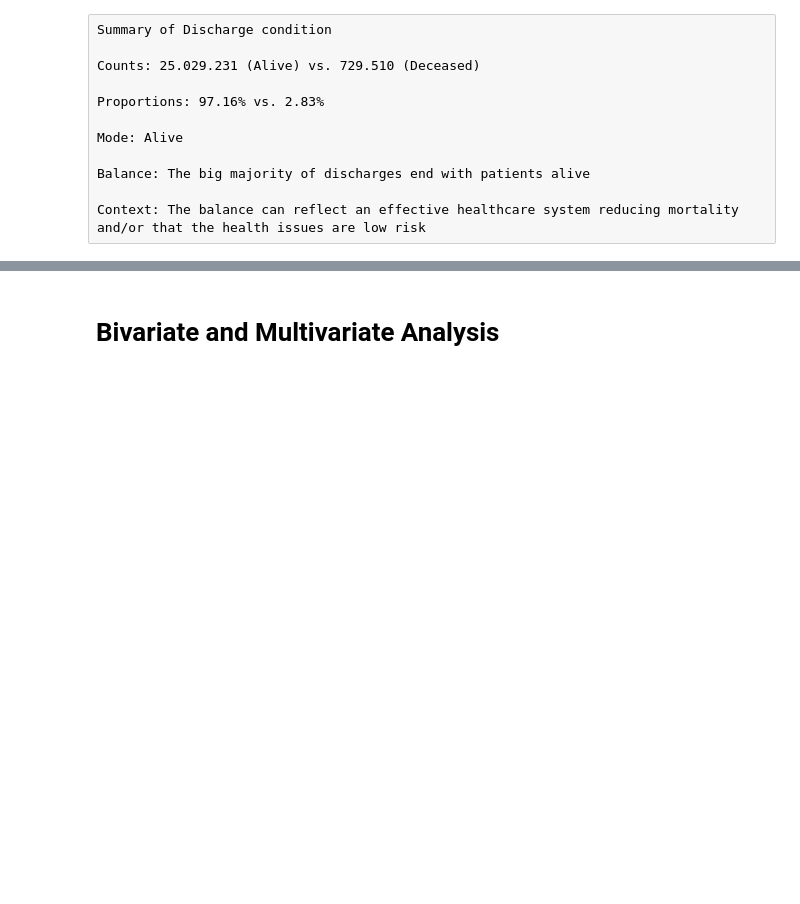
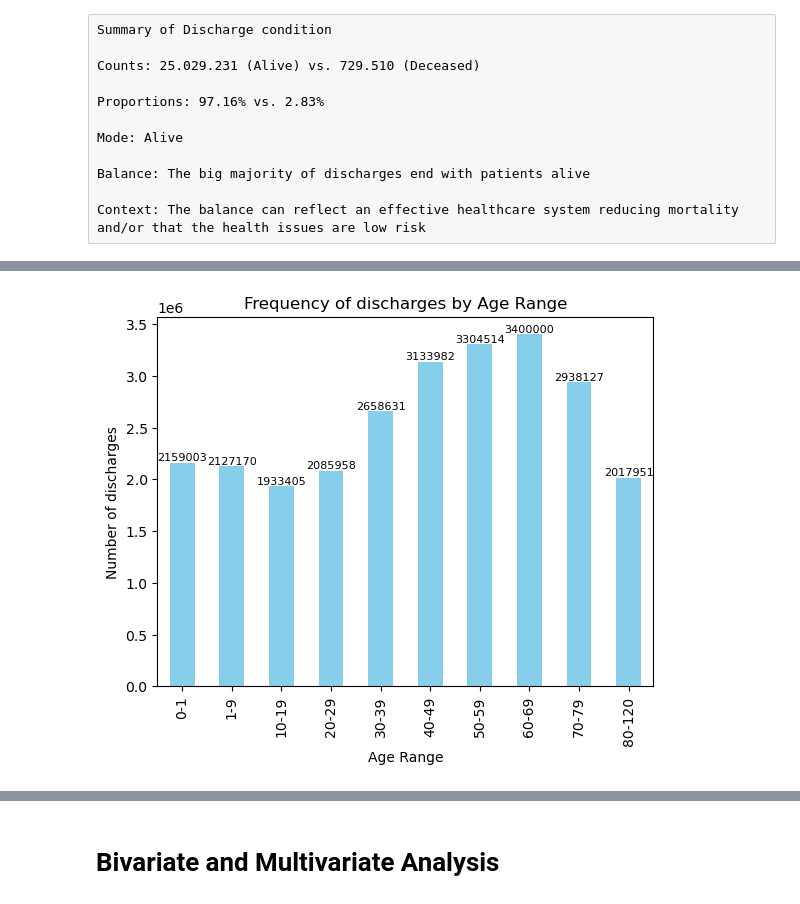
Before and after one commit to mirkopodunavak1996/EDAHospDischarges_Chile2001-2024, a Jupyter notebook: notebooks/General_Analysis_2001-2024.ipynb, the cells around one changed output, grey strips where cells are left out. Drawn from its saved outputs; the diff is of its cells as text; code cells hidden in the pictures; blank space fills up the shorter version.

```diff
--- a/notebooks/General_Analysis_2001-2024.ipynb
+++ b/notebooks/General_Analysis_2001-2024.ipynb
@@ -326,0 +348,4 @@ Context: The balance can reflect an effective healthcare system reducing mortali
+# %%
+# Frequency distribution of age ranges
+age_counts = df['age'].value_counts().sort_index()
+print(age_counts)
@@ -326,0 +381,13 @@ Context: The balance can reflect an effective healthcare system reducing mortali
+# %%
+ax = age_counts.plot(kind="bar", color="skyblue")
+
+# Add counts on bars
+for i, count in enumerate(age_counts):
+    ax.text(i, count + 0.05, str(count), fontsize = 8, ha="center", va="bottom")
+
+plt.xlabel("Age Range")
+plt.ylabel("Number of discharges")
+plt.title("Frequency of discharges by Age Range")
+plt.show()
+# %% [output]
+[figure, added]
```
Also changed, not shown: parts of 32 cells of this notebook.
